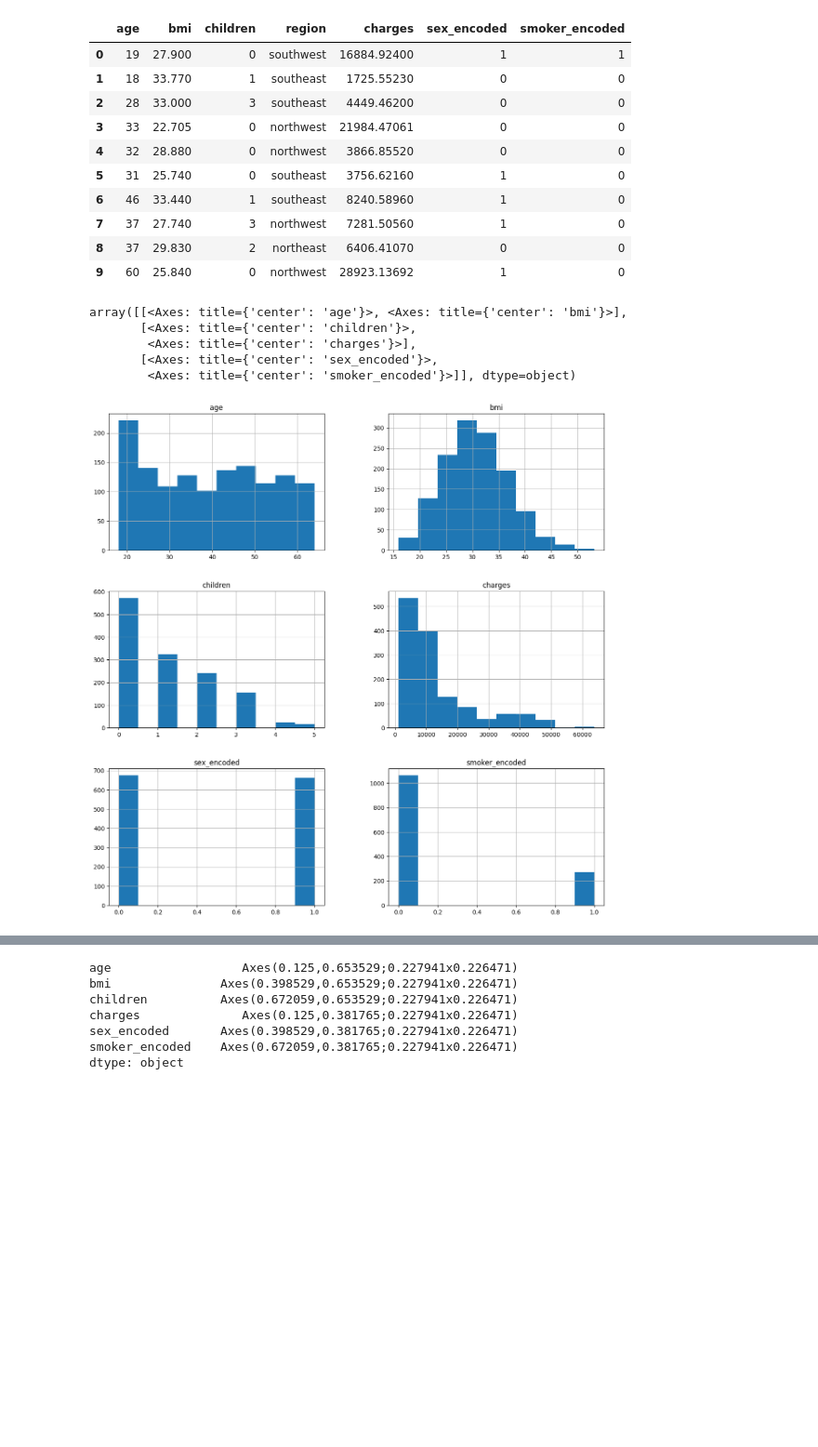
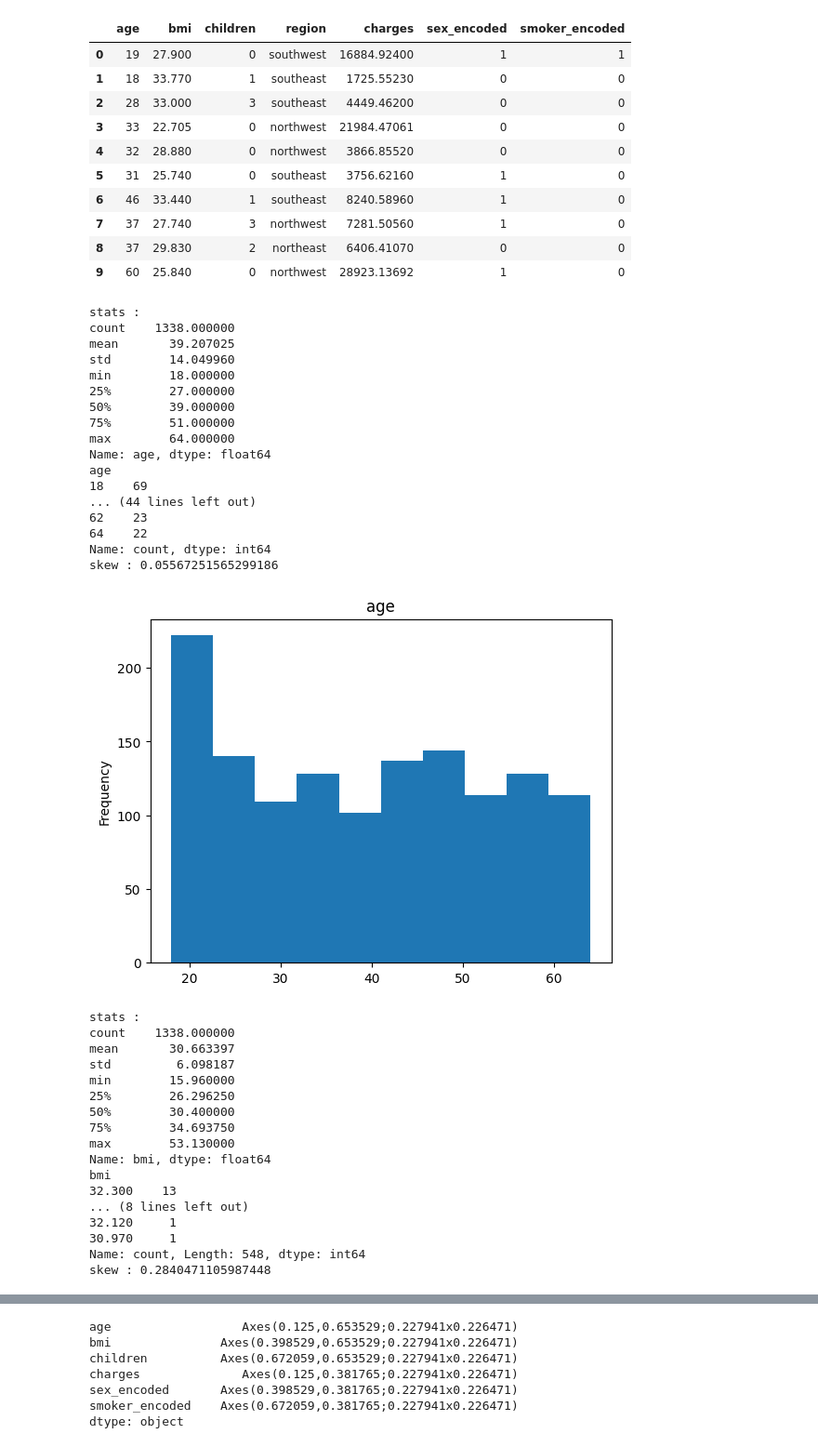
Before and after one commit to Memory77/brief_assurance_reg, a Jupyter notebook: nettoyage.ipynb, the cells around one changed output, grey strips where cells are left out. Shown at 93% size. Saved outputs shown, nothing was run; the diff lists cells and outputs as text; code cells hidden in the pictures; blank space fills up the shorter version.

```diff
--- a/nettoyage.ipynb
+++ b/nettoyage.ipynb
@@ -202,13 +167,51 @@ df.head(10)
 | 7 | 37 | 27.740 | 3 | northwest | 7281.50560 | 1 | 0 |
 | 8 | 37 | 29.830 | 2 | northeast | 6406.41070 | 0 | 0 |
 | 9 | 60 | 25.840 | 0 | northwest | 28923.13692 | 1 | 0 |
-# %%
-#hist pour avoir une idée de la distribution de nos valeurs
-df.hist(figsize = (15,15))
-# %% [output]
-array([[<Axes: title={'center': 'age'}>, <Axes: title={'center': 'bmi'}>],
-       [<Axes: title={'center': 'children'}>,
-        <Axes: title={'center': 'charges'}>],
-       [<Axes: title={'center': 'sex_encoded'}>,
-        <Axes: title={'center': 'smoker_encoded'}>]], dtype=object)
-[figure, removed]
+# %%
+df_sans_region = df.drop('region', axis = 1)
+
+for col in df_sans_region.columns:
+  df_sans_region[col].plot(kind='hist')#kind='density' pour afficher une courbe plutot que des barres (on pourra voir les skewed), .plot() -> rien affiche baton par defaut
+  plt.title(col)
+  #ajouter des stats
+  print('stats : ')
+  print(df_sans_region[col].describe())
+  print(df_sans_region[col].value_counts())
+  print('skew :', df_sans_region[col].skew())
+  plt.show()#afficher le graphe
+# %% [output]
+stats :
+count    1338.000000
+mean       39.207025
+std        14.049960
+min        18.000000
+25%        27.000000
+50%        39.000000
+75%        51.000000
+max        64.000000
+Name: age, dtype: float64
+age
+18    69
+... (44 lines left out)
+62    23
+64    22
+Name: count, dtype: int64
+skew : 0.05567251565299186
+[figure, added]
+stats :
+count    1338.000000
+mean       30.663397
+std         6.098187
+min        15.960000
+25%        26.296250
+50%        30.400000
+75%        34.693750
+max        53.130000
+Name: bmi, dtype: float64
+bmi
+32.300    13
+... (8 lines left out)
+32.120     1
+30.970     1
+Name: count, Length: 548, dtype: int64
+skew : 0.2840471105987448
```
Also changed, not shown: parts of 9 cells of this notebook.
